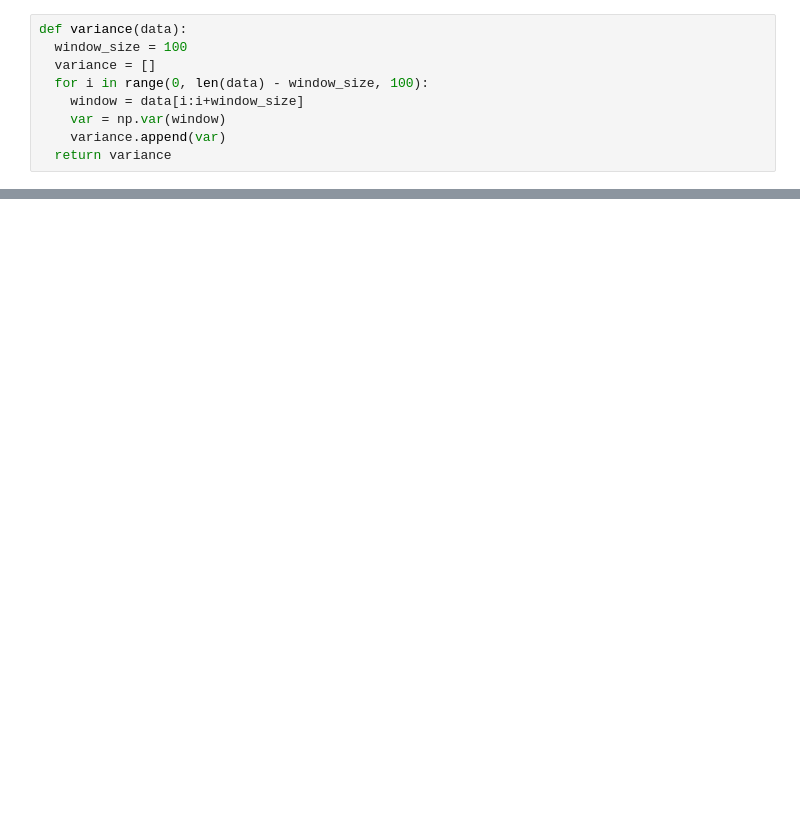
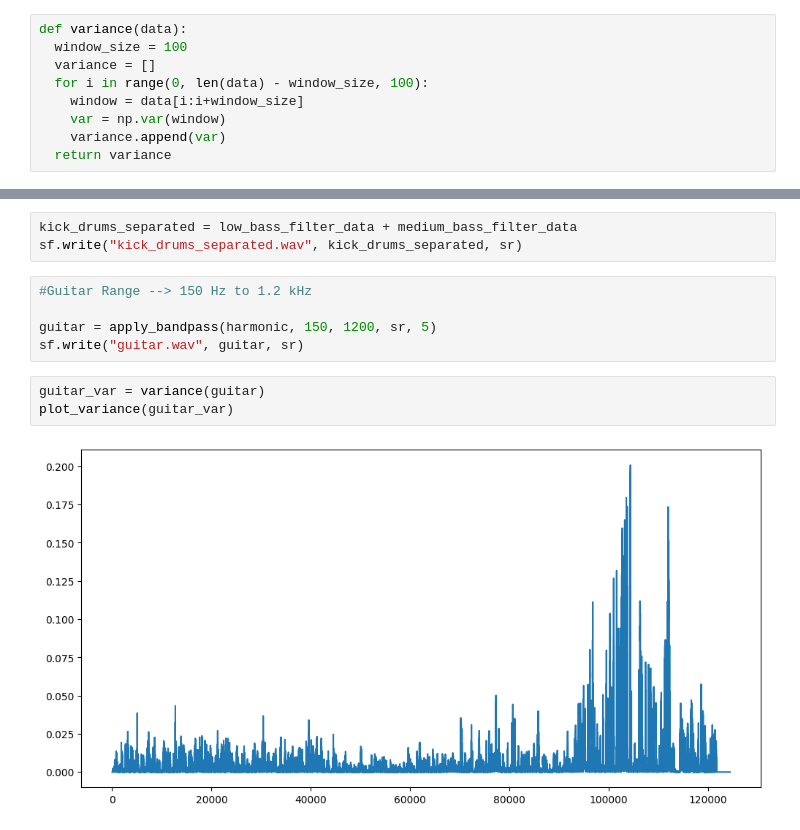
Before and after one commit to Ayush-Thakur-geek/Isolate_Heuristic_Test, a Jupyter notebook: isolate_test/filtering.ipynb, the cells around one changed output, grey strips where cells are left out. Saved outputs shown, nothing was run; the diff lists cells and outputs as text; blank space fills up the shorter version.

Commit message:
Tested Variance approach - Worked decent for kick drums but not for guitar

```diff
--- a/isolate_test/filtering.ipynb
+++ b/isolate_test/filtering.ipynb
@@ -97,0 +130,13 @@ def plot_variance(variance):
+# %%
+kick_drums_separated = low_bass_filter_data + medium_bass_filter_data
+sf.write("kick_drums_separated.wav", kick_drums_separated, sr)
+# %%
+#Guitar Range --> 150 Hz to 1.2 kHz
+
+guitar = apply_bandpass(harmonic, 150, 1200, sr, 5)
+sf.write("guitar.wav", guitar, sr)
+# %%
+guitar_var = variance(guitar)
+plot_variance(guitar_var)
+# %% [output]
+[figure, added]
```
Also changed, not shown: parts of 15 cells of this notebook.
